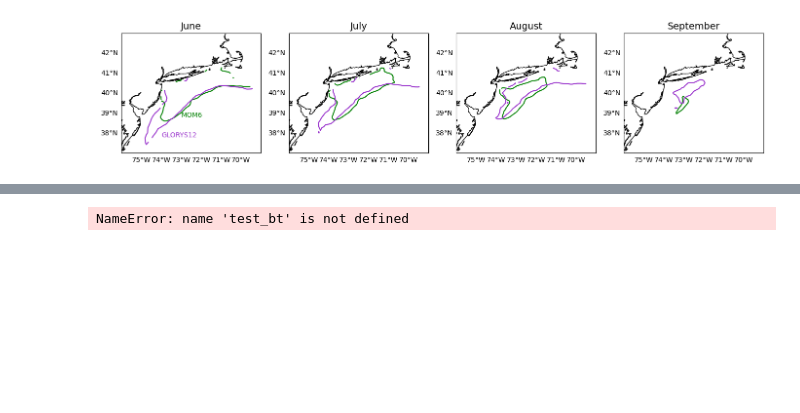
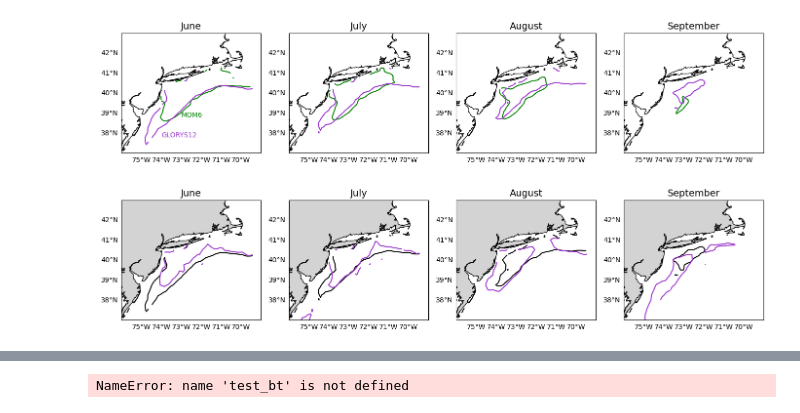
Before and after one commit to LGruenburg/MOM6_Validation, a Jupyter notebook: SOE/ColdPool_SOE.ipynb, the cells around one changed output, grey strips where cells are left out. Drawn from its saved outputs; the diff is of its cells as text; code cells hidden in the pictures; blank space fills up the shorter version.

```diff
--- a/SOE/ColdPool_SOE.ipynb
+++ b/SOE/ColdPool_SOE.ipynb
@@ -88,12 +90,18 @@ $$ Model\, CPI_y =\frac{ \sum_{i=1}^{n} {(T_{i,y} - \bar{T}_{i,\, 1972-2019})}}
 
 mab_hp = reupy.crop_nd(bt_monthly, 'longitude','latitude', mab)
 mab_m6_hp = reupy.crop_nd(bt_m6_hp, 'lon', 'lat', mab)
+# %%
+mab2024 = reupy.crop_nd(bt2024,'longitude','latitude',mab)
 # %%
 mab_m6 = reupy.crop_nd(bt_m6, 'lon','lat', mab)
 # %%
 #Get bathymetry in the same region
 bathy_match = bathymetry.sel(latitude = slice(np.min(mab_hp.latitude), np.max(mab_hp.latitude)),
                       longitude = slice(np.min(mab_hp.longitude),  np.max(mab_hp.longitude)))
+# %%
+#Get bathymetry in the same region
+bathy_match2024 = bathymetry.sel(latitude = slice(np.min(mab2024.latitude), np.max(mab2024.latitude)),
+                      longitude = slice(np.min(mab2024.longitude),  np.max(mab2024.longitude)))
 # %%
 # data needs to be float 32 for this bathymetry step
 mab_hp_f32 = xr.Dataset(data_vars = {'tob': (['time','latitude','longitude'], mab_hp.sea_water_temperature_at_sea_floor.data)},
@@ -109,3 +115,5 @@ NameError: name 'mab_m6_hp' is not defined
+# %%
+mab2024_200 = mab2024.where(bathy_match2024.deptho<200)
 # %%
 mab_m6200 = mab_m6.where(static.deptho < 200)
 mab_hp200 = mab_hp_f32.where(bathy_match.deptho<200)
@@ -121,3 +127,8 @@ NameError: name 'mab_m6_200' is not defined
+# %%
+def is_jjas(month):
+    return (month >= 6) & (month <= 9)
+
+mab2024_200_jjas = mab2024_200.sel(time = is_jjas(mab2024_200['time.month']))
 # %%
 mab_m6200jjas = mab_m6200.sel(time=is_jjas(mab_m6200['time.month']))
 mab_hp200jjas = mab_hp200.sel(time=is_jjas(mab_hp200['time.month']))
@@ -270,3 +279,24 @@ ax[0].annotate('GLORYS12', [-74, 37.8], color = 'darkorchid')
 # %% [output]
 Text(-74, 37.8, 'GLORYS12')
 [figure]
+# %%
+import cartopy
+fig, ax = plt.subplots(ncols = 4, subplot_kw={'projection': ccrs.PlateCarree()}, figsize=(17, 7))
+titles = ['June', 'July', 'August','September']
+for i in range(4):
+    ax[i].set_extent([-76, -69, 37, 43], crs=ccrs.PlateCarree())
+    ax[i].coastlines()
+    ax[i].add_feature(cartopy.feature.LAND, linewidth=0.5, facecolor='lightgray')
+    gl = ax[i].gridlines(crs=ccrs.PlateCarree(), draw_labels=True,
+                  linewidth=2, color='gray', alpha=0.5, linestyle='--')
+    gl.top_labels = False
+    gl.right_labels = False
+    gl.xlines = False
+    gl.ylines = False
+    c1 = ax[i].contour(mab_gl_jjas.longitude, mab_gl_jjas.latitude, mab_gl_jjas.tob.groupby('time.month').mean('time').sel(month = i+6), levels = [10], colors = 'k', labels = 'climatology')
+    c2 = ax[i].contour(mab2024_200_jjas.longitude, mab2024_200_jjas.latitude, mab2024_200_jjas.bottomT[i], levels = [10], colors = 'darkorchid', labels = '2024')
+    ax[i].set_title(titles[i], fontsize = 14)
+#ax[0].annotate('MOM6', [-73, 38.8], color = 'green')
+#ax[0].annotate('GLORYS12', [-74, 37.8], color = 'darkorchid')
+# %% [output]
+[figure, added]
```
Also changed, not shown: parts of 5 cells of this notebook, 12 other files.
